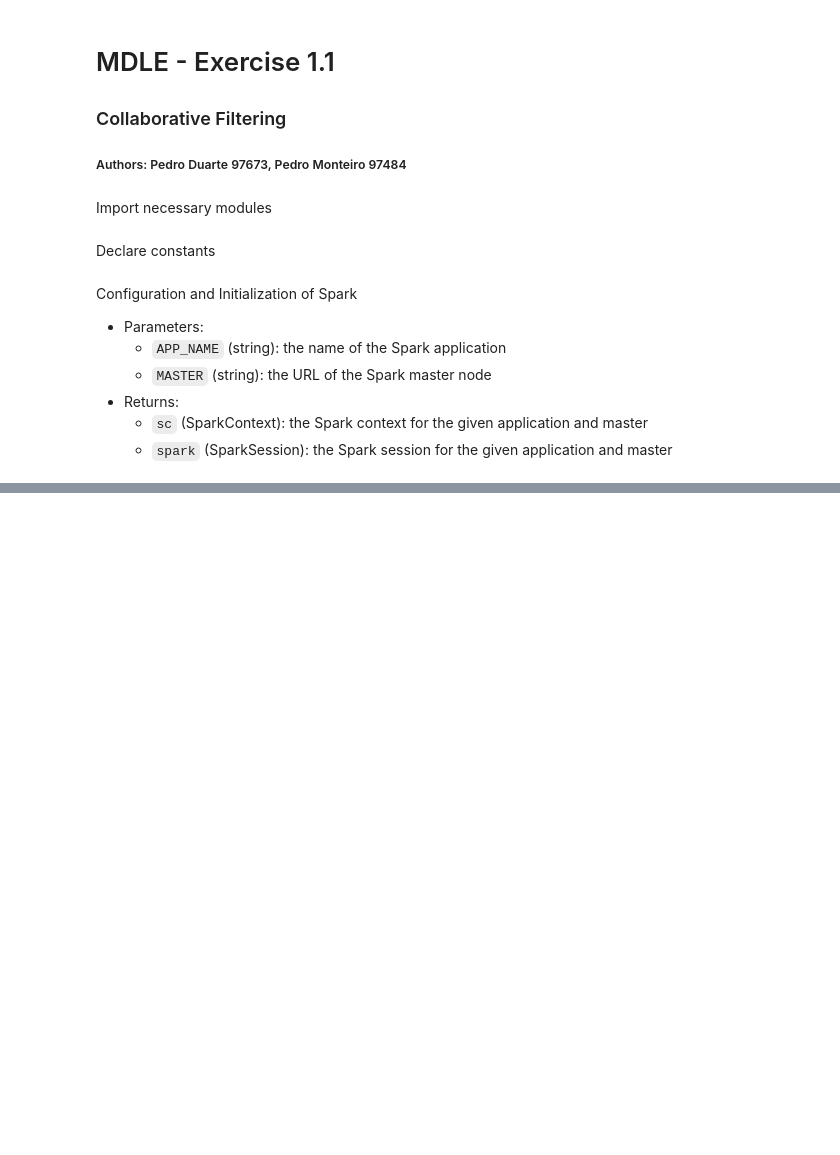
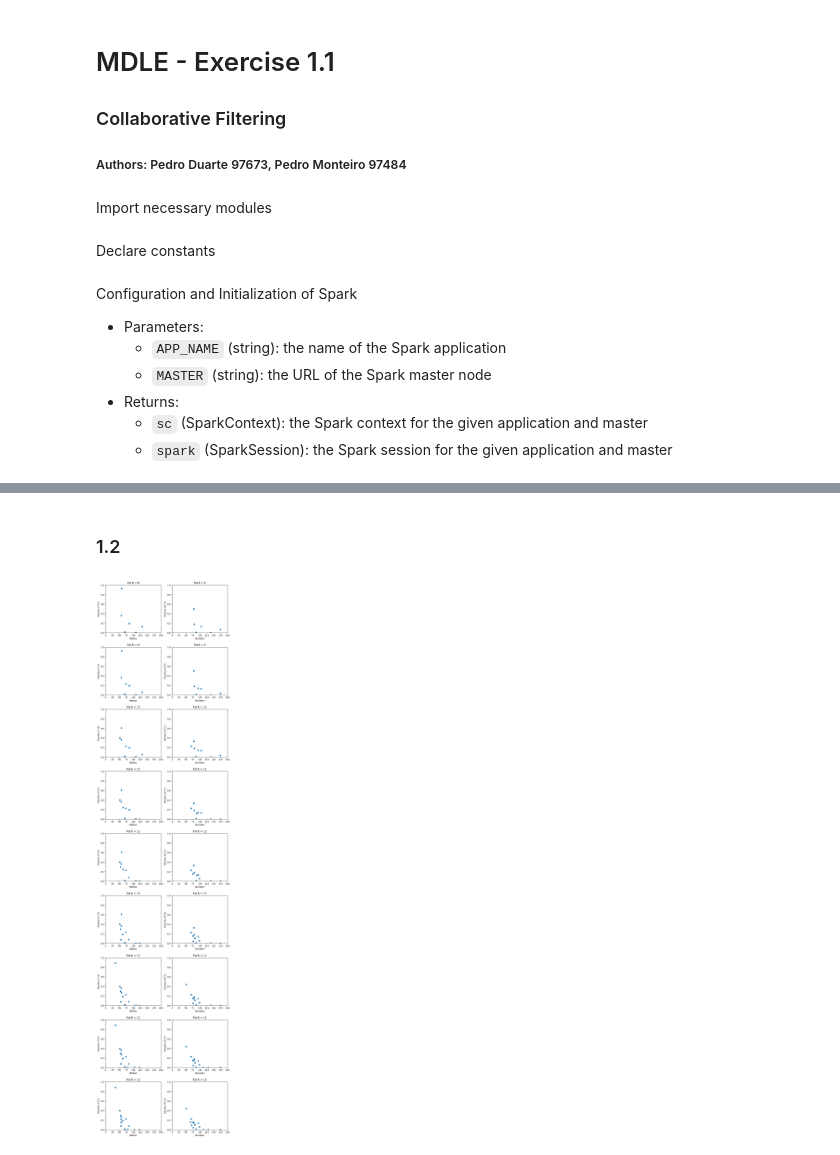
Before and after one commit to pedromonteiro01/mdle-collaborative-filtering, a Jupyter notebook: Assignment2_1.ipynb, the cells around one changed output, grey strips where cells are left out. Cells and saved outputs as stored; diff of their text form; code cells hidden in the pictures; blank space fills up the shorter version.

Commit message:
Visualization of the clustering results

```diff
--- a/Assignment2_1.ipynb
+++ b/Assignment2_1.ipynb
@@ -55,0 +66,5 @@ features_sm.shape
+# %%
+from sklearn.preprocessing import StandardScaler
+
+X = features_sm.values
+X = StandardScaler().fit(X).transform(X)
@@ -55,0 +123,35 @@ features_sm.shape
+# %% [markdown]
+### 1.2
+# %%
+from matplotlib import pyplot as plt
+
+ks = list(results.keys())
+fig = plt.figure()
+
+fig.set_figwidth(10)
+fig.set_figheight(45)
+fig.set_animated(True)
+fig.subplots_adjust(hspace=.3)
+
+for i in range(len(ks)):
+  k = ks[i]
+
+  sub_r = fig.add_subplot(len(ks), 2, 2*i+1)
+  sub_r.scatter(results[k]['radius'], results[ks[i]]['density_r'])
+  sub_r.set_xlabel('Radius')
+  sub_r.set_ylabel('Density (r**2)')
+  sub_r.set_title(f'For k = {k}')
+  sub_r.set_xlim([0, 200])
+  sub_r.set_ylim([0, 1])
+
+  sub_d = fig.add_subplot(len(ks), 2, 2*i+2)
+  sub_d.scatter(results[k]['diameter'], results[ks[i]]['density_d'])
+  sub_d.set_xlabel('Diameter')
+  sub_d.set_ylabel('Density (d**2)')
+  sub_d.set_title(f'For k = {k}')
+  sub_d.set_xlim([0, 200])
+  sub_d.set_ylim([0, 1])
+
+plt.show()
+# %% [output]
+[figure, added]
```
Also changed, not shown: parts of 4 cells of this notebook.
